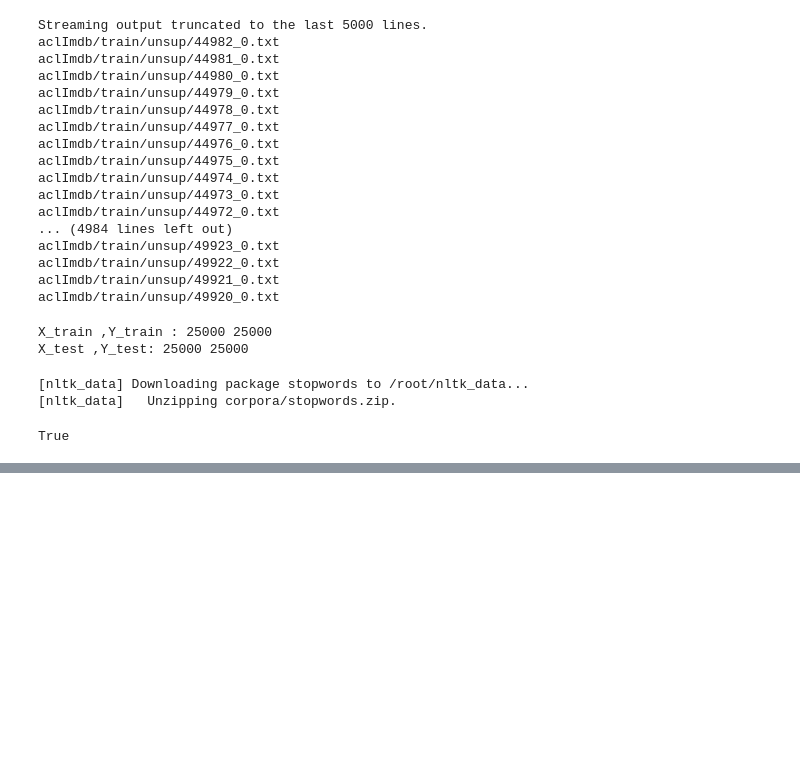
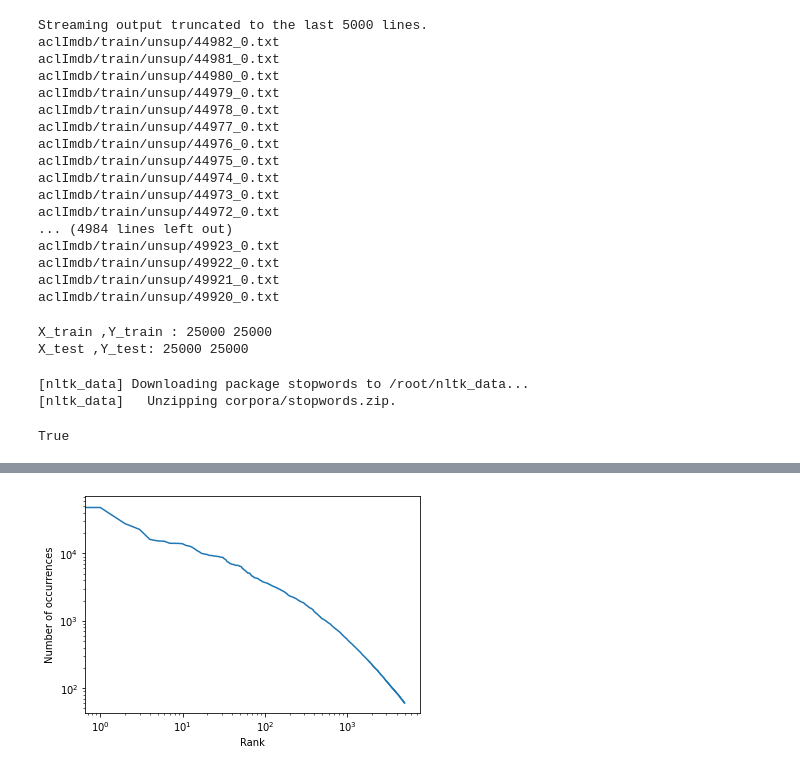
Before and after one commit to aayushrai/NLP, a Jupyter notebook: Sentiment Analysis/Sentiment_Analysis(imdb)_.ipynb, the cells around one changed output, grey strips where cells are left out. Drawn from its saved outputs; the diff is of its cells as text; code cells hidden in the pictures; blank space fills up the shorter version.

```diff
--- a/Sentiment Analysis/Sentiment_Analysis(imdb)_.ipynb
+++ b/Sentiment Analysis/Sentiment_Analysis(imdb)_.ipynb
@@ -252,0 +263,11 @@ Sample words: ['remark', 'experienc', 'seal', 'simpli', 'case', 'suffici', 'crue
+# %%
+word_freq = features_train.sum(axis=0)
+sorted_word_freq = np.sort(word_freq)[::-1]
+plt.plot(sorted_word_freq)
+plt.gca().set_xscale('log')
+plt.gca().set_yscale('log')
+plt.xlabel('Rank')
+plt.ylabel('Number of occurrences')
+plt.show()
+# %% [output]
+[figure, added]
```
Also changed, not shown: parts of 8 cells of this notebook.
